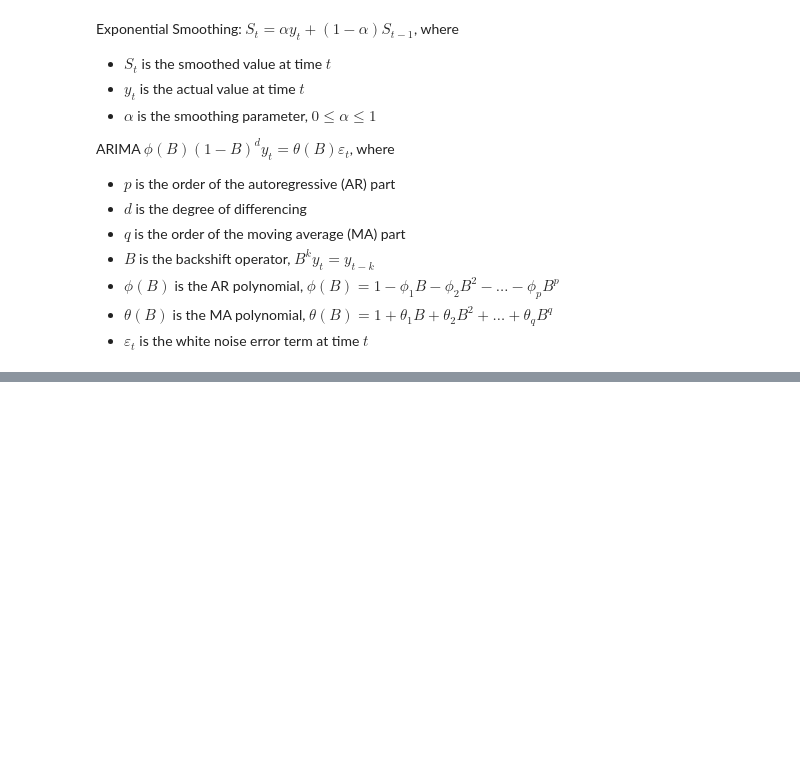
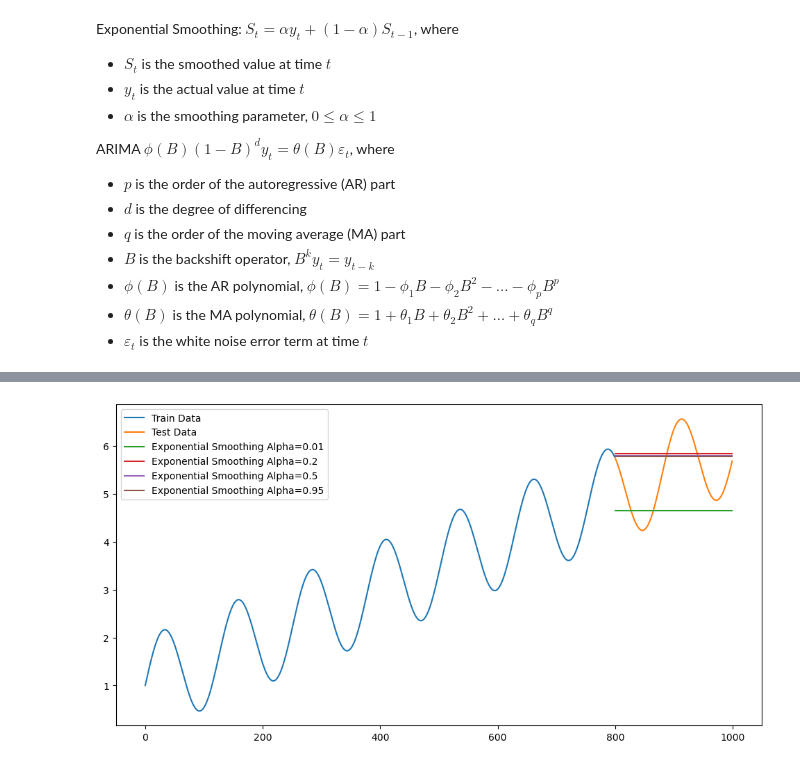
Before and after one commit to Jordanbarker/jordanbarker.github.io, a Jupyter notebook: Jupyter_Notebooks/TimeSeries.ipynb, the cells around one changed output, grey strips where cells are left out. Cells and saved outputs as stored; diff of their text form; code cells hidden in the pictures; blank space fills up the shorter version.

Commit message:
Better examples of exponential smoothing

```diff
--- a/Jupyter_Notebooks/TimeSeries.ipynb
+++ b/Jupyter_Notebooks/TimeSeries.ipynb
@@ -57,0 +62,16 @@ ModuleNotFoundError: No module named 'statsmodels'
+# %%
+from statsmodels.tsa.api import ExponentialSmoothing, SimpleExpSmoothing, Holt
+
+plt.figure(figsize=(12, 6))
+plt.plot(train, label='Train Data')
+plt.plot(np.arange(train_size, len(combined)), test, label='Test Data')
+
+for alpha in [0.01, 0.2, 0.5, 0.95]:
+    exp_model = SimpleExpSmoothing(train).fit(smoothing_level=alpha, optimized=False)
+    exp_smoothing_forecast = exp_model.forecast(len(test))
+    plt.plot(np.arange(train_size, len(combined)), exp_smoothing_forecast, label=f'Exponential Smoothing Alpha={alpha}')
+
+plt.legend()
+plt.show()
+# %% [output]
+[figure, added]
```
Also changed, not shown: parts of 12 cells of this notebook.
